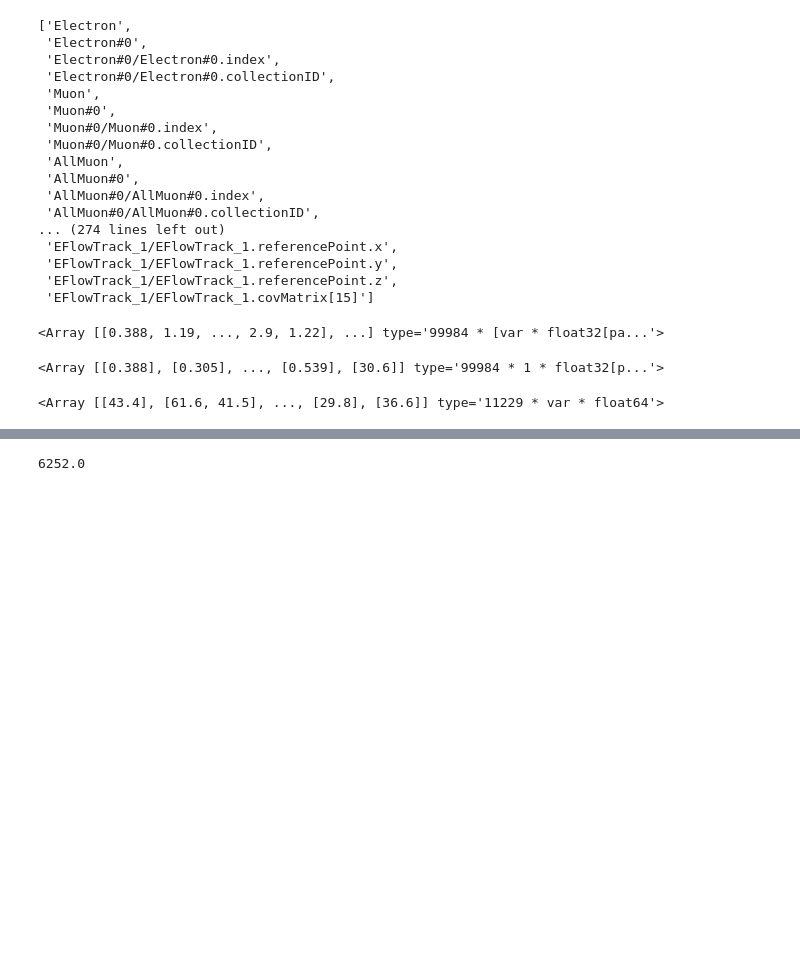
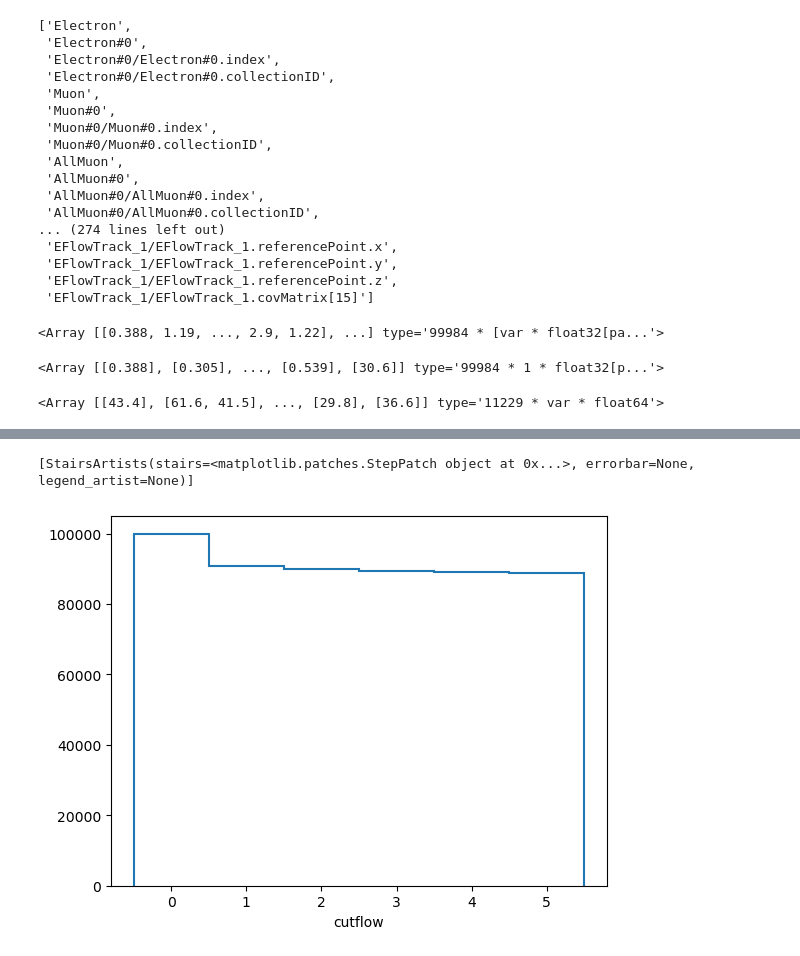
Before and after one commit to prayagyadav/coffea-fcc-analysis, a Jupyter notebook: development/Playground_BaseSchema.ipynb, the cells around one changed output, grey strips where cells are left out. Cells and saved outputs as stored; diff of their text form; code cells hidden in the pictures; blank space fills up the shorter version.

```diff
--- a/development/Playground_BaseSchema.ipynb
+++ b/development/Playground_BaseSchema.ipynb
@@ -269,4 +95,18 @@ ax.set_yscale('log')
-# %%
-zh['Zm'].sum()
-# %% [output]
-6252.0
+# %%
+sel = PackedSelection()
+sel.add('px > 10', ak.all(Muon_px > 10,axis=-1))
+sel.add('px > 20', ak.all(Muon_px > 20,axis=-1))
+sel.add('px > 30', ak.all(Muon_px > 30,axis=-1))
+sel.add('px > 40', ak.all(Muon_px > 40,axis=-1))
+sel.add('px > 50', ak.all(Muon_px > 50,axis=-1))
+# %%
+c = sel.cutflow('px > 10','px > 20','px > 30','px > 40','px > 50')
+# %%
+cutflow = c.yieldhist()
+# %%
+onecut_hist, cutflow_hist, labels = cutflow
+# %%
+cutflow_hist.plot()
+# %% [output]
+[StairsArtists(stairs=<matplotlib.patches.StepPatch object at 0x...>, errorbar=None, legend_artist=None)]
+[figure, added]
```
Also changed, not shown: parts of 26 cells of this notebook, 1 other file.
